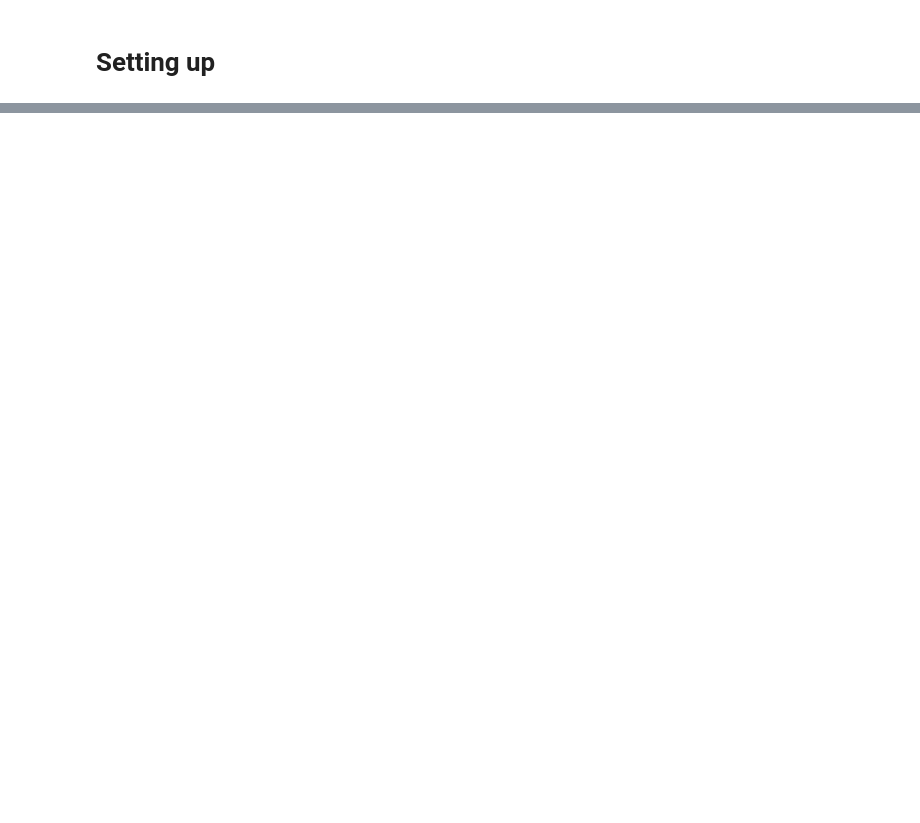
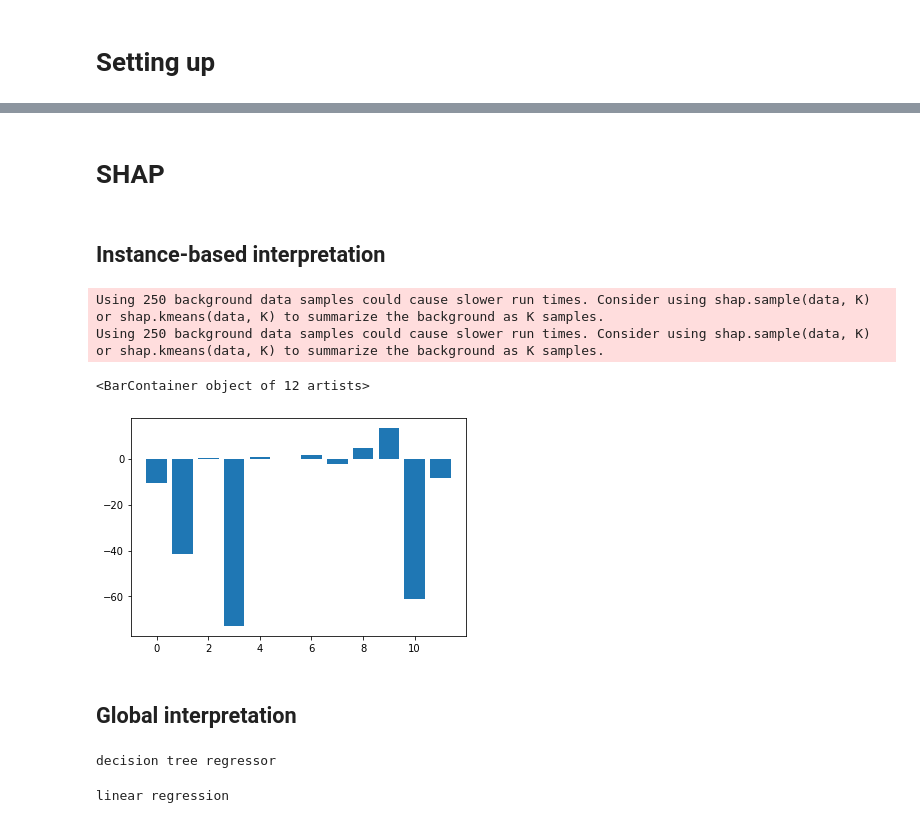
Before and after one commit to GertjanDS/MachineLearning, a Jupyter notebook: regression_bikes.ipynb, the cells around one changed output, grey strips where cells are left out. Cells and saved outputs as stored; diff of their text form; code cells hidden in the pictures; blank space fills up the shorter version.

```diff
--- a/regression_bikes.ipynb
+++ b/regression_bikes.ipynb
@@ -423,0 +162,12 @@ Using 300 background data samples could cause slower run times. Consider using s
+# %%
+categorical = [True, True, True, True, True, True, True, True, False, False, False, False]
+
+for model_name in models.keys():
+    model = models[model_name]
+    print(model_name)
+
+    for i in range(3): # range(X_test.shape[1]):
+        PDP_values = PDP(i, feature_names[i], model, X_test, y_test, categorical=categorical[i])
+        # print(PDP_values)
+        plt.show()
+        plt.close()
@@ -424,10 +183,58 @@ Using 300 background data samples could cause slower run times. Consider using s
+# %% [markdown]
+# SHAP
+# %% [markdown]
+## Instance-based interpretation
+# %%
+explainers = dict()
+
+for model_name in models.keys():
+  model = models[model_name]
+
+  if model_name == "neural network":
+    def nn_predict(X):
+      y_pred = model.predict(X)
+      y_pred = np.reshape(y_pred, X.shape[0])
+      return y_pred
+
+    explainers[model_name] = shap.KernelExplainer(nn_predict, shap.kmeans(X_train, 250))
+  else:
+    explainers[model_name] = shap.KernelExplainer(model.predict, shap.kmeans(X_train, 250))
+# %% [output]
+Using 250 background data samples could cause slower run times. Consider using shap.sample(data, K) or shap.kmeans(data, K) to summarize the background as K samples.
+Using 250 background data samples could cause slower run times. Consider using shap.sample(data, K) or shap.kmeans(data, K) to summarize the background as K samples.
+# %%
+idx = 5
+model_name = "linear regression"
+
+X_test_df = pd.DataFrame(X_test, columns=feature_names)
+
+explainer = explainers[model_name]
+shap_test = explainer.shap_values(X_test_df.iloc[idx])
+
+# PLOT SHAPLEY VALUES IN NORMAL WAY
+
+plt.bar(np.arange(len(feature_names)), shap_test)
+
+#shap.initjs()
+#shap.force_plot(explainer.expected_value, shap_test ,X_test_df.iloc[idx])
+# %% [output]
+<BarContainer object of 12 artists>
+[figure, added]
+# %% [markdown]
+## Global interpretation
 # %%
 shap_values_all = dict()
 X_test_df = pd.DataFrame(X_test, columns=feature_names)
 
-explainer = explainers[model_name]
-shap_values[model_name] = explainer.shap_values(X_test_df.iloc[:5])
-shap_values_all = shap_values[model_name]
+for model_name in models.keys():
+    print(model_name)
+    explainer = explainers[model_name]
+
+    shap_values = explainer.shap_values(X_test_df.iloc[:7]) # Allemaal sampelen (gaat mss te veel zijn)
+    shap_values_all[model_name] = shap_values
+# %% [output]
+decision tree regressor
+linear regression
 # %%
 shapley_feat_imps = pd.DataFrame(index=feature_names)
 
```
Also changed, not shown: parts of 55 cells of this notebook, 5 other files.
